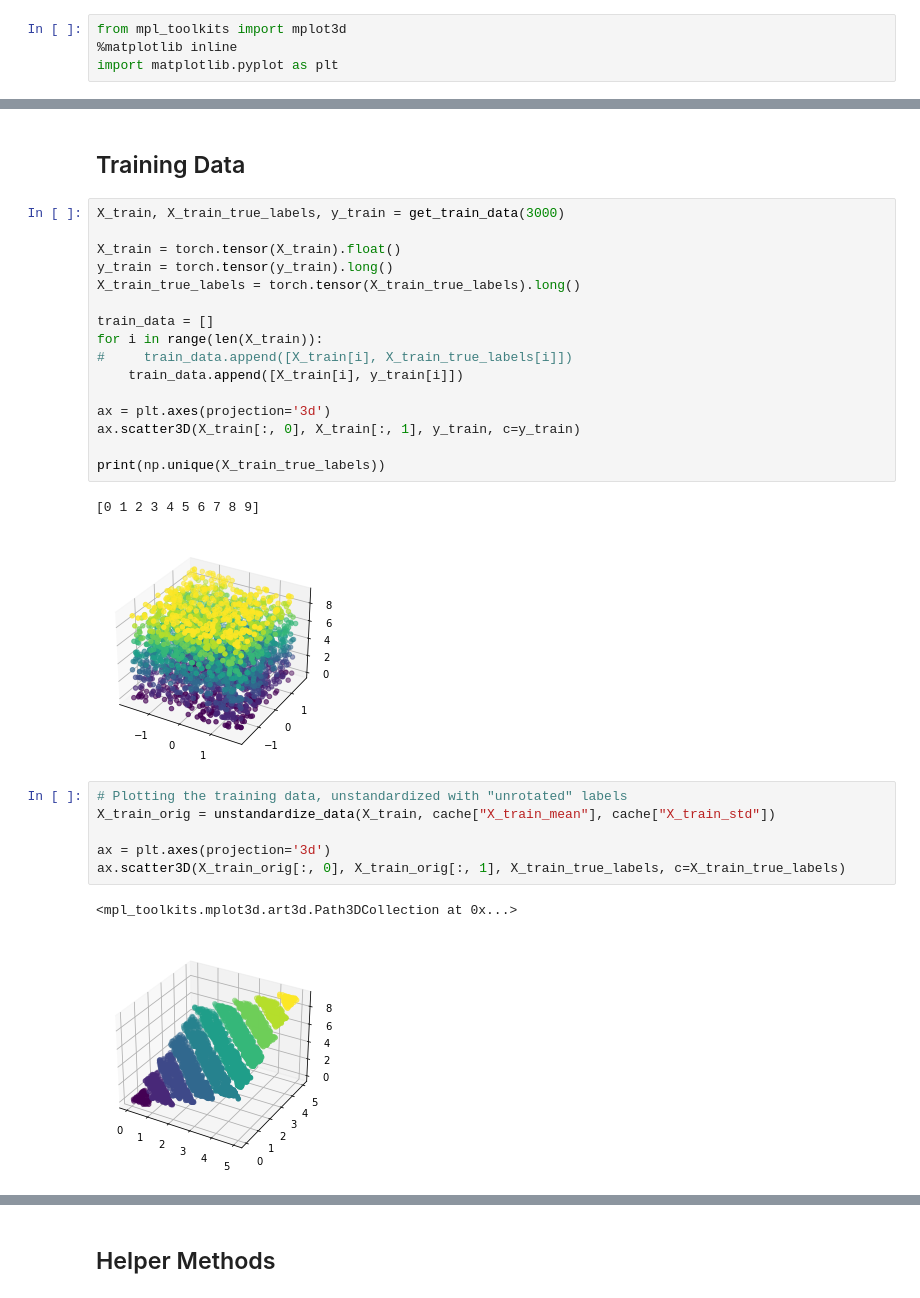
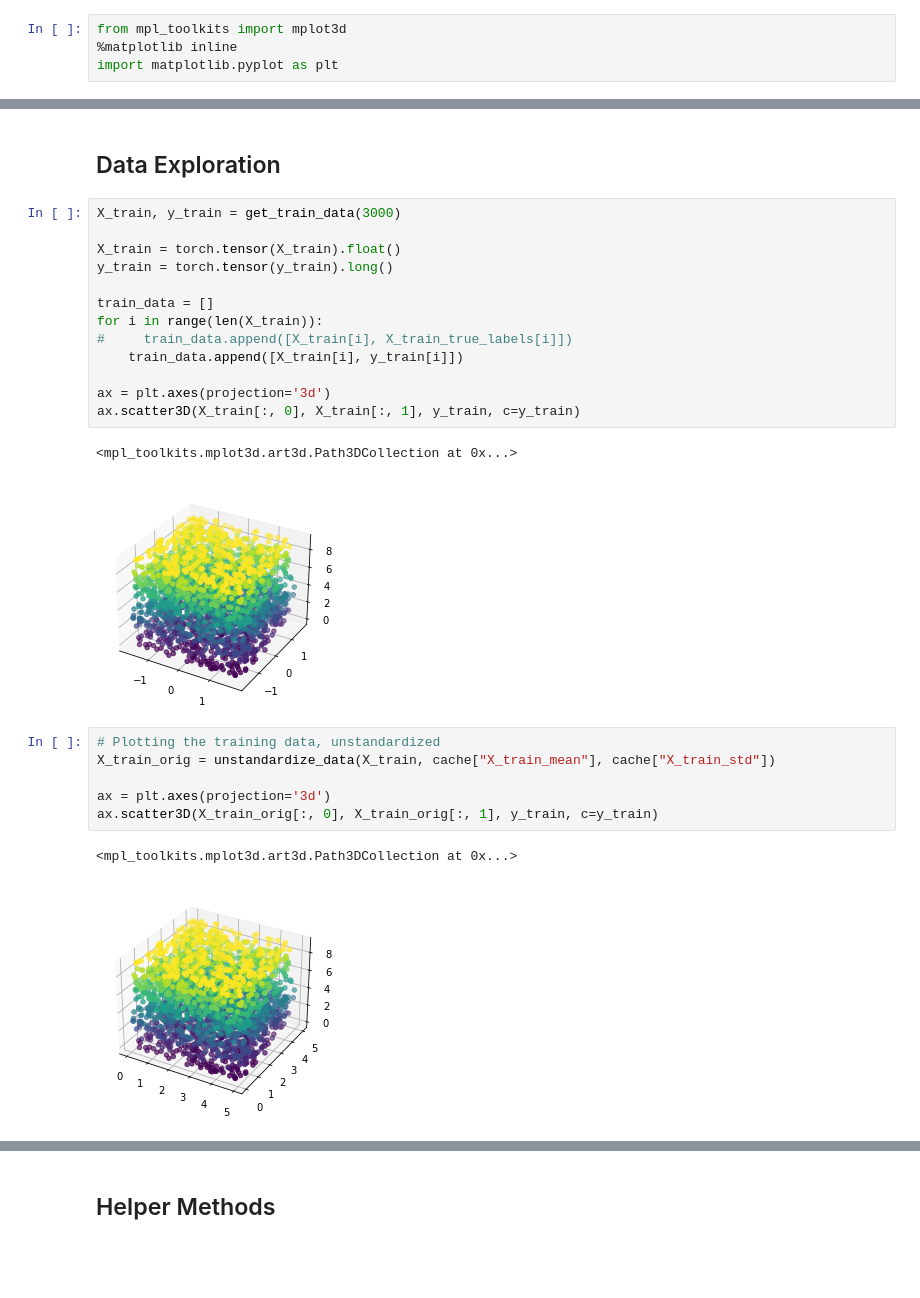
Before and after one commit to clrkwng/exploring_compositionality, a Jupyter notebook: vecbool_prob/vecbool_nb.ipynb, the cells around one changed output, grey strips where cells are left out. Cells and saved outputs as stored; diff of their text form; blank space fills up the shorter version.

```diff
--- a/vecbool_prob/vecbool_nb.ipynb
+++ b/vecbool_prob/vecbool_nb.ipynb
@@ -20,11 +70,10 @@ from vecbool_data_gen import *
 # %% [markdown]
-## Training Data
+## Data Exploration
 # %%
-X_train, X_train_true_labels, y_train = get_train_data(3000)
+X_train, y_train = get_train_data(3000)
 
 X_train = torch.tensor(X_train).float()
 y_train = torch.tensor(y_train).long()
-X_train_true_labels = torch.tensor(X_train_true_labels).long()
 
 train_data = []
 for i in range(len(X_train)):
@@ -33,17 +82,15 @@ for i in range(len(X_train)):
 
 ax = plt.axes(projection='3d')
 ax.scatter3D(X_train[:, 0], X_train[:, 1], y_train, c=y_train)
-
-print(np.unique(X_train_true_labels))
 # %% [output]
-[0 1 2 3 4 5 6 7 8 9]
+<mpl_toolkits.mplot3d.art3d.Path3DCollection at 0x...>
-[figure, old version]
+[figure, new version]
 # %%
-# Plotting the training data, unstandardized with "unrotated" labels
+# Plotting the training data, unstandardized
 X_train_orig = unstandardize_data(X_train, cache["X_train_mean"], cache["X_train_std"])
 
 ax = plt.axes(projection='3d')
-ax.scatter3D(X_train_orig[:, 0], X_train_orig[:, 1], X_train_true_labels, c=X_train_true_labels)
+ax.scatter3D(X_train_orig[:, 0], X_train_orig[:, 1], y_train, c=y_train)
 # %% [output]
 <mpl_toolkits.mplot3d.art3d.Path3DCollection at 0x...>
-[figure, old version]
+[figure, new version]
```
Also changed, not shown: parts of 8 cells of this notebook, 10 other files.
